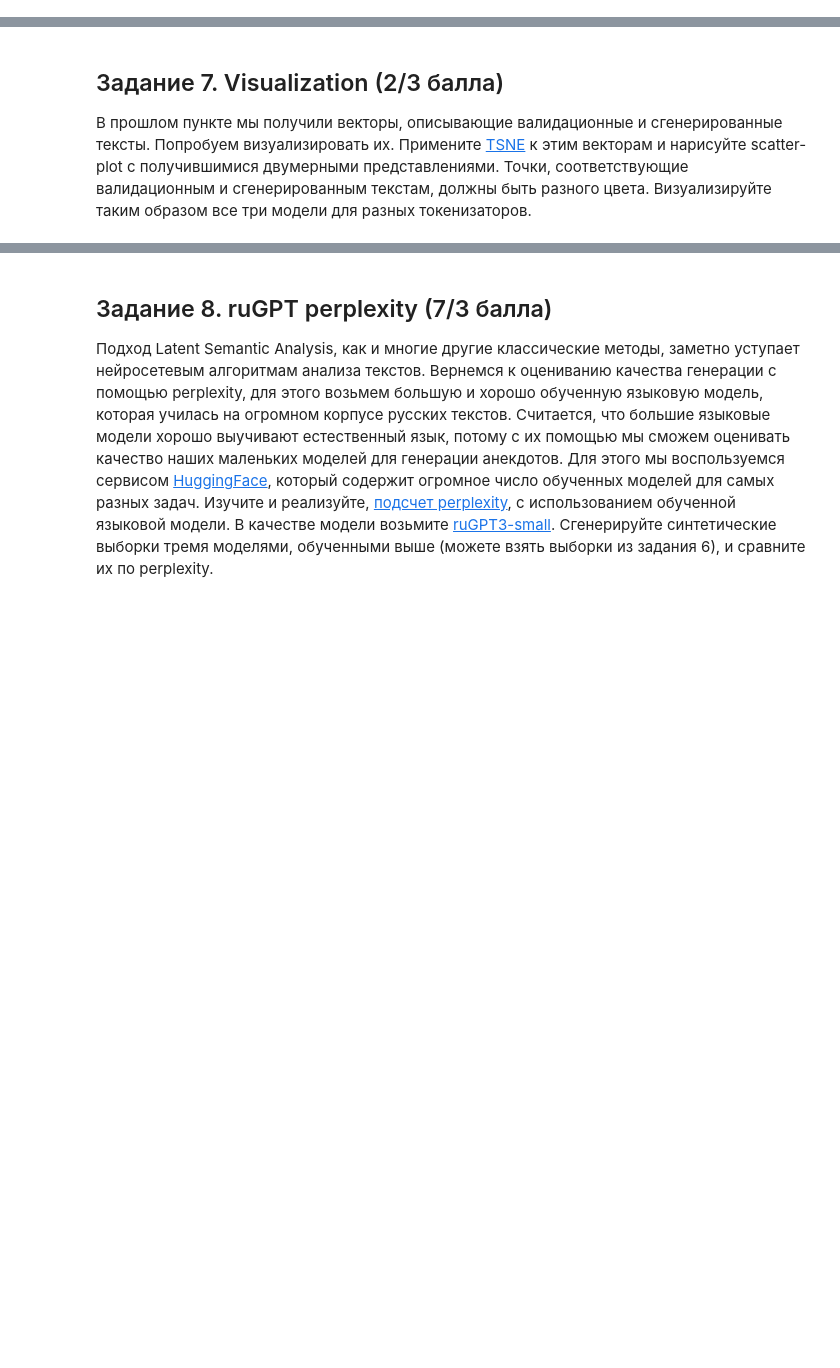
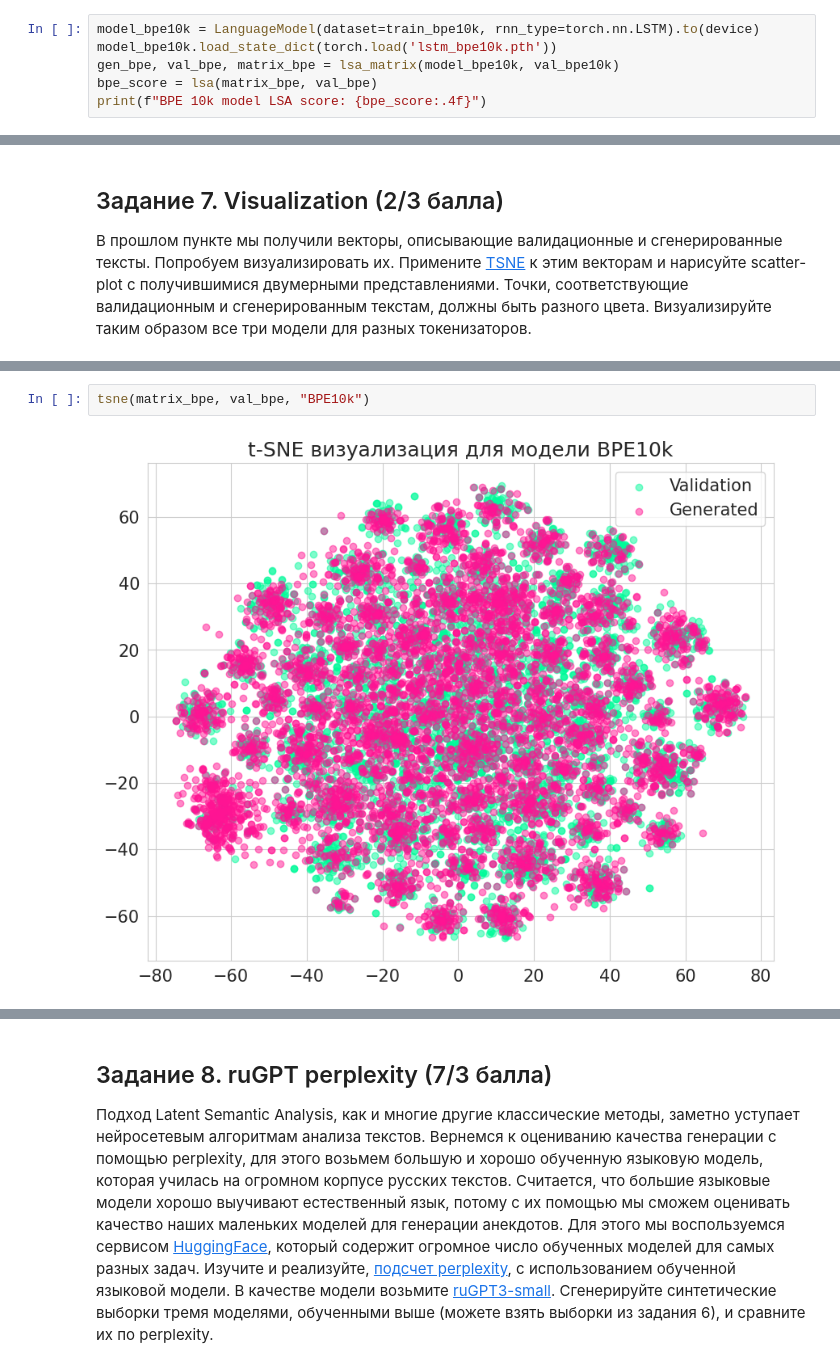
Before and after one commit to TaniaZharova2205/HSE, a Jupyter notebook: DL_1(4)/homeworks/HW4/HW4.ipynb, the cells around one changed output, grey strips where cells are left out. Saved outputs shown, nothing was run; the diff lists cells and outputs as text; blank space fills up the shorter version.

```diff
--- a/DL_1(4)/homeworks/HW4/HW4.ipynb
+++ b/DL_1(4)/homeworks/HW4/HW4.ipynb
@@ -224,0 +323,6 @@ with torch.no_grad():
+# %%
+model_bpe10k = LanguageModel(dataset=train_bpe10k, rnn_type=torch.nn.LSTM).to(device)
+model_bpe10k.load_state_dict(torch.load('lstm_bpe10k.pth'))
+gen_bpe, val_bpe, matrix_bpe = lsa_matrix(model_bpe10k, val_bpe10k)
+bpe_score = lsa(matrix_bpe, val_bpe)
+print(f"BPE 10k model LSA score: {bpe_score:.4f}")
@@ -230,0 +372,4 @@ with torch.no_grad():
+# %%
+tsne(matrix_bpe, val_bpe, "BPE10k")
+# %% [output]
+[figure, added]
```
Also changed, not shown: parts of 32 cells of this notebook, 1 other file.
